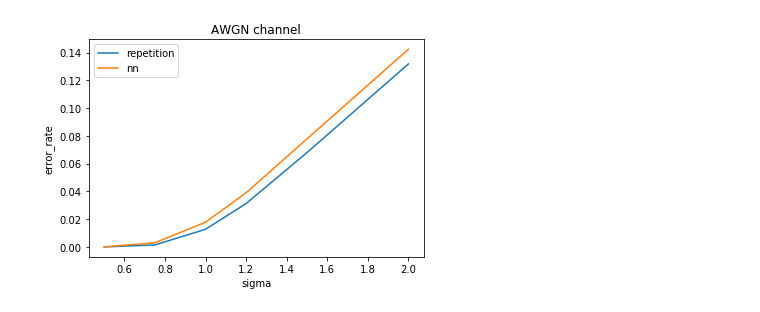
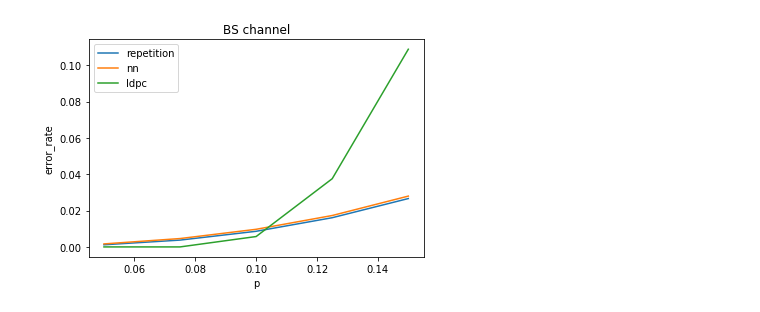
Before and after one commit to afcarl/coding, a Jupyter notebook: repetition_baseline.ipynb, the cells around one changed output. Drawn from its saved outputs; the diff is of its cells as text; code cells hidden in the pictures.

Commit message:
pretraining + pyldpc baseline

```diff
--- a/repetition_baseline.ipynb
+++ b/repetition_baseline.ipynb
@@ -87,6 +252,11 @@ print float(n_correct) / all_data.nelement()
 # %%
-sigmas = np.array([0.5, 0.75, 1.0, 1.2, 1.5, 2.0])
-nn_err = np.array([1-model_accuracy(encoder, decoder, AWNGChannel(s)) for s in sigmas])
-baseline_encoder = RepeatEncoder(R)
-baseline_decoder = RepeatDecoder(R)
-repeater_err = np.array([1-model_accuracy(baseline_encoder, baseline_decoder, AWNGChannel(s)) for s in sigmas])
+sigmas = np.linspace(0.05, 0.15, 5)
+nn_err = np.array([1-model_accuracy(encoder, decoder, BSChannel(s)) for s in sigmas])
+repeater_err = np.array([1-model_accuracy(baseline_encoder, baseline_decoder, BSChannel(s)) for s in sigmas])
+plt.title('BS channel')
+plt.plot(sigmas, repeater_err, label='repetition')
+plt.plot(sigmas, nn_err, label='nn')
+plt.legend()
+plt.ylabel('error_rate')
+plt.xlabel('p')
+plt.show()
@@ -93,10 +265,35 @@ repeater_err = np.array([1-model_accuracy(baseline_encoder, baseline_decoder, AW
+# %%
+import pyldpc
+def get_ldpc_error(p):
+    n = 64*5  # Number of columns
+    d_v = 4 # Number of ones per column, must be lower than d_c (because H must have more rows than columns)
+    d_c = 5 # Number of ones per row, must divide n (because if H has m rows: m*d_c = n*d_v
+
+    H = pyldpc.RegularH(n,d_v,d_c)
+    H, tG = pyldpc.CodingMatrix_systematic(H)
+    _, n_bits_ldpc = tG.shape
+
+    n_errors = 0
+    all_data = (torch.rand((1, batch_size, n_bits_ldpc)) > 0.5).numpy()
+    for data in all_data:
+        for v in data:
+            y = pyldpc.Coding(tG, v, snr)
+            noise = 2*(np.random.rand(n) > p) - 1
+            y = y * noise
+            x_decoded = pyldpc.Decoding_logBP(H, y, 1.0, 15)
+            v_received = pyldpc.DecodedMessage(tG, x_decoded)
+            n_errors += (v != v_received).sum()
+    return float(n_errors) / np.prod(all_data.shape)
+
+ldpc_err = [get_ldpc_error(p) for p in sigmas]
 # %%
-plt.title('AWGN channel')
+plt.title('BS channel')
 plt.plot(sigmas, repeater_err, label='repetition')
 plt.plot(sigmas, nn_err, label='nn')
+plt.plot(sigmas, ldpc_err, label='ldpc')
 plt.legend()
 plt.ylabel('error_rate')
-plt.xlabel('sigma')
+plt.xlabel('p')
 plt.show()
 # %% [output]
-[figure, old version]
+[figure, new version]
```
Also changed, not shown: parts of 9 cells of this notebook.
